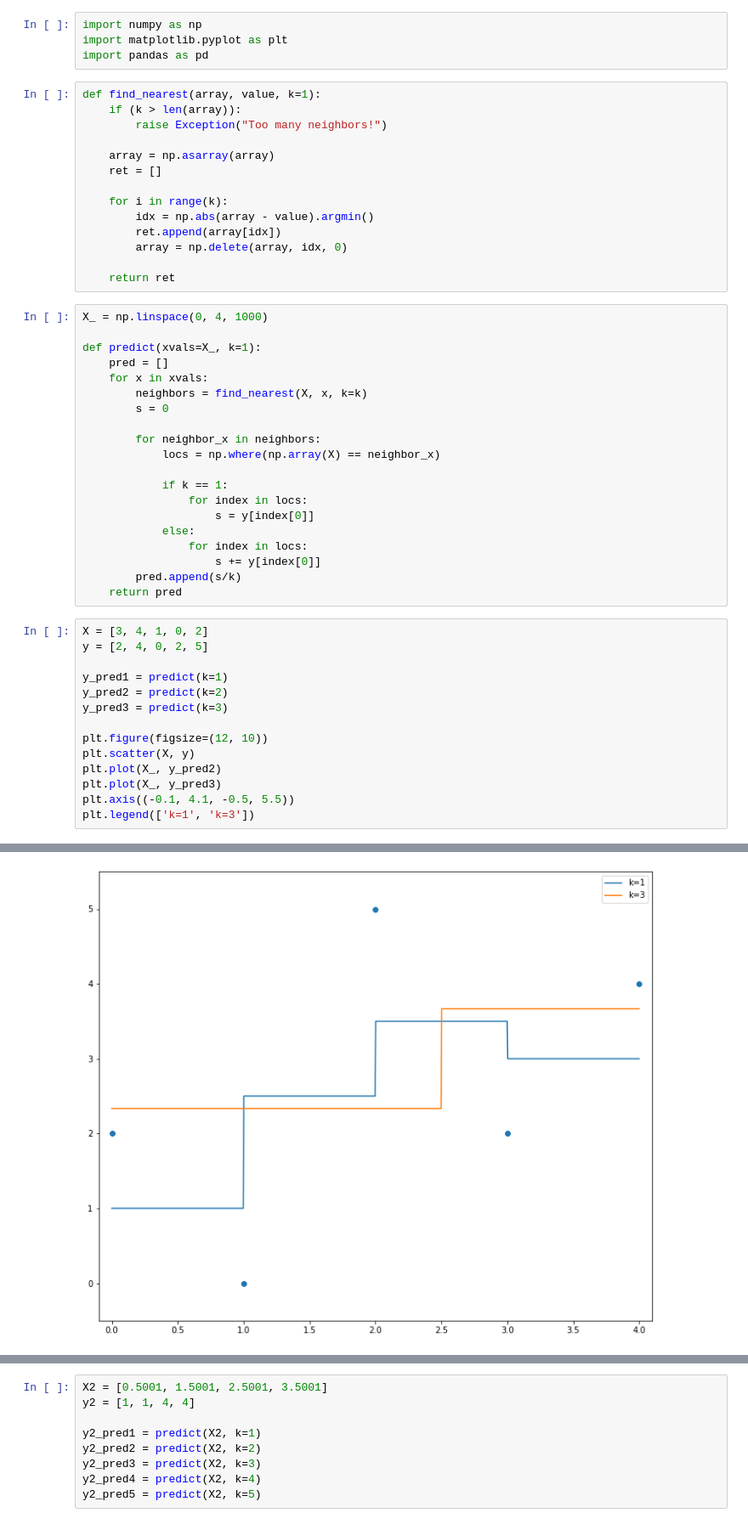
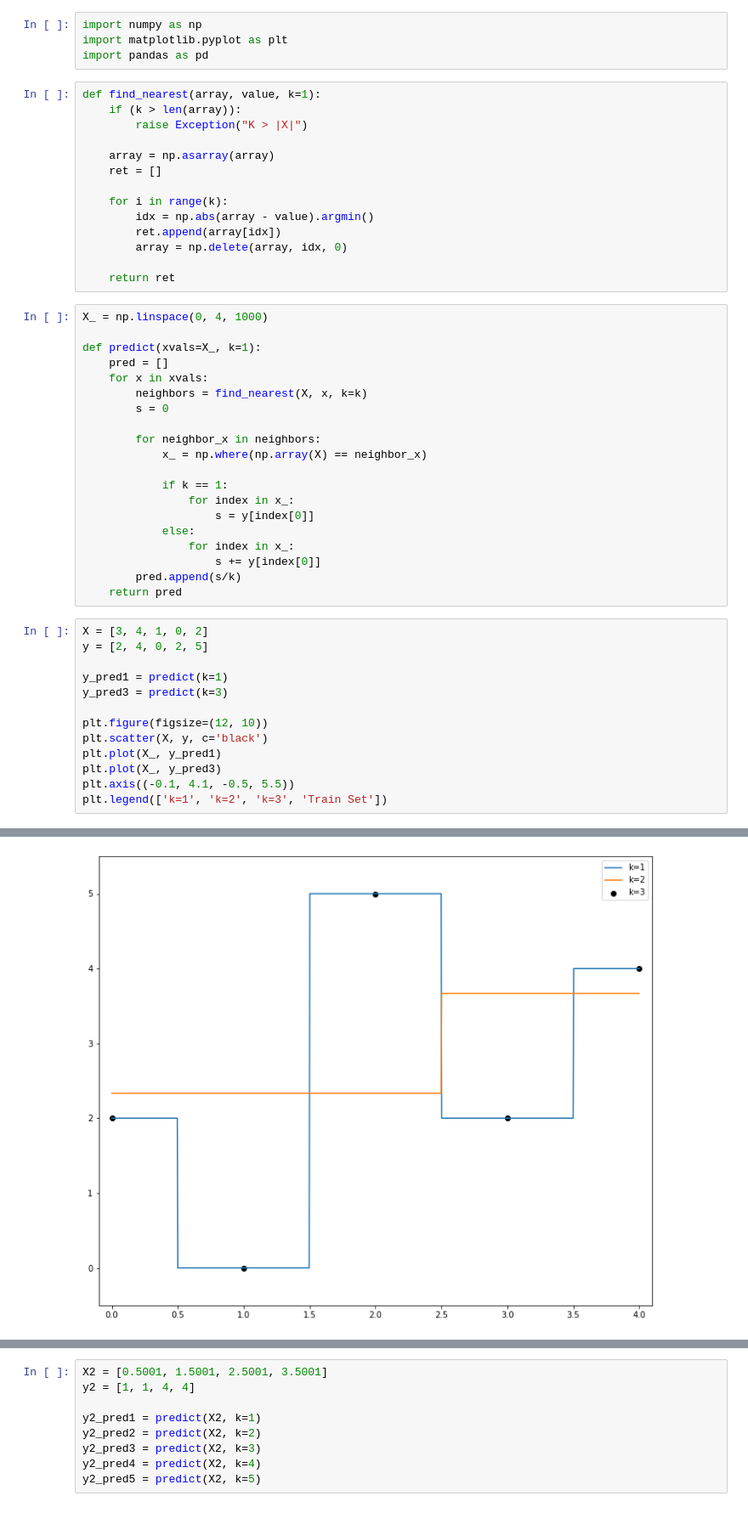
Before and after one commit to RobRoyce/DataScienceFundamentals, a Jupyter notebook: Homework1.ipynb, the cells around one changed output, grey strips where cells are left out. Shown: that part at 85% size. Saved outputs shown, nothing was run; the diff lists cells and outputs as text.

```diff
--- a/Homework1.ipynb
+++ b/Homework1.ipynb
@@ -5,7 +5,7 @@ import pandas as pd
 # %%
 def find_nearest(array, value, k=1):
     if (k > len(array)):
-        raise Exception("Too many neighbors!")
+        raise Exception("K > |X|")
 
     array = np.asarray(array)
     ret = []
@@ -26,30 +26,29 @@ def predict(xvals=X_, k=1):
         s = 0
 
         for neighbor_x in neighbors:
-            locs = np.where(np.array(X) == neighbor_x)
+            x_ = np.where(np.array(X) == neighbor_x)
 
             if k == 1:
-                for index in locs:
+                for index in x_:
                     s = y[index[0]]
             else:
-                for index in locs:
+                for index in x_:
                     s += y[index[0]]
         pred.append(s/k)
     return pred
 # %%
 X = [3, 4, 1, 0, 2]
 y = [2, 4, 0, 2, 5]
 
 y_pred1 = predict(k=1)
-y_pred2 = predict(k=2)
 y_pred3 = predict(k=3)
 
 plt.figure(figsize=(12, 10))
-plt.scatter(X, y)
-plt.plot(X_, y_pred2)
+plt.scatter(X, y, c='black')
+plt.plot(X_, y_pred1)
 plt.plot(X_, y_pred3)
 plt.axis((-0.1, 4.1, -0.5, 5.5))
-plt.legend(['k=1', 'k=3'])
+plt.legend(['k=1', 'k=2', 'k=3', 'Train Set'])
 # %% [output]
 <matplotlib.legend.Legend at 0x...>
-[figure, old version]
+[figure, new version]
```
Also changed, not shown: parts of 9 cells of this notebook, 1 other file.
